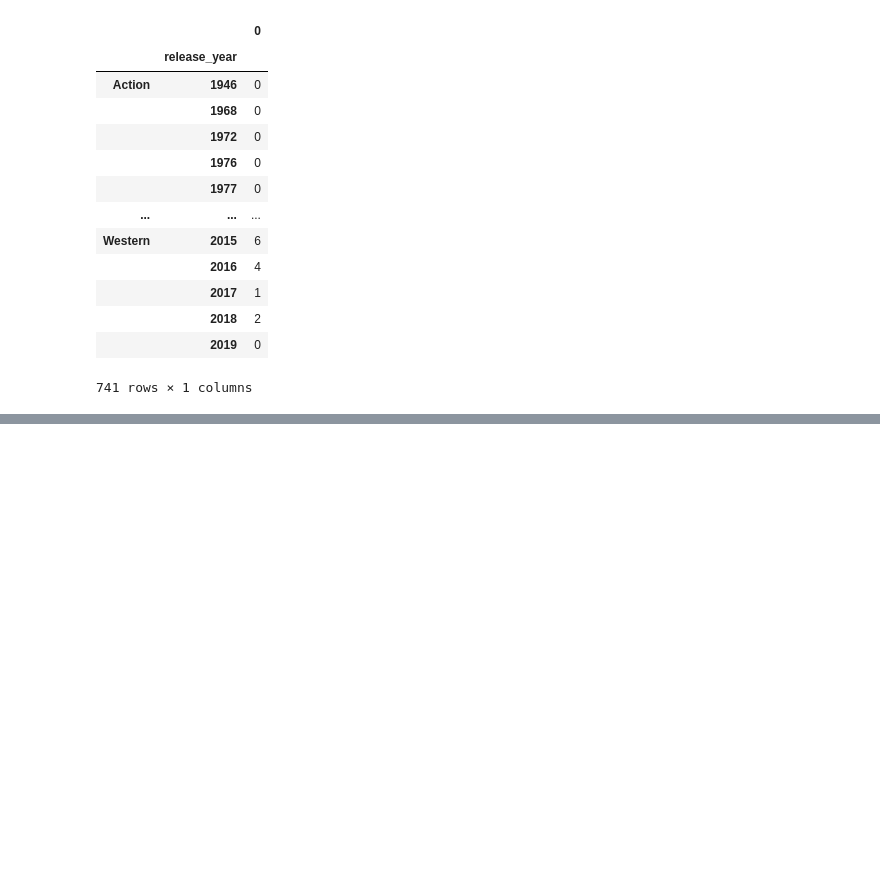
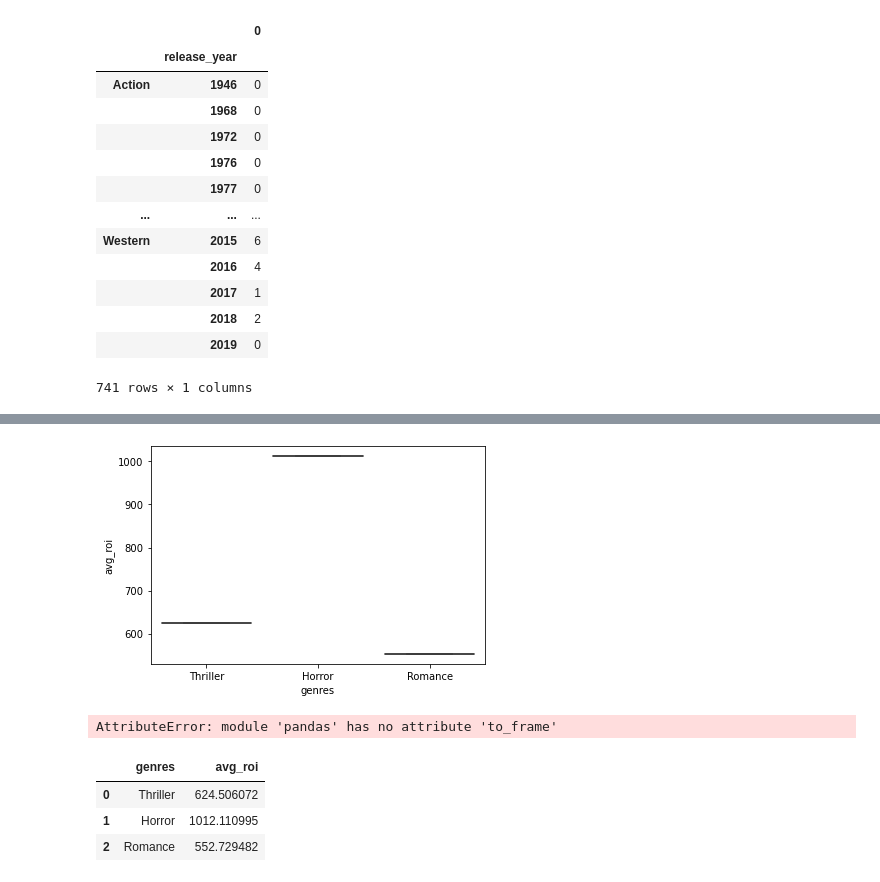
Before and after one commit to JalilSarwari/Trystan_Jalil_phase1_project, a Jupyter notebook: Jalil_work/second_attempt.ipynb, the cells around one changed output, grey strips where cells are left out. Saved outputs shown, nothing was run; the diff lists cells and outputs as text; code cells hidden in the pictures; blank space fills up the shorter version.

```diff
--- a/Jalil_work/second_attempt.ipynb
+++ b/Jalil_work/second_attempt.ipynb
@@ -647,0 +657,26 @@ joined_df.groupby(['original_language', 'release_year']).mean()[['roi']]
+# %%
+import seaborn as sns
+import matplotlib.pyplot as plt
+
+
+avg_genre_roi
+sns.boxplot( x=df['genres'], y=df["avg_roi"] );
+plt.show()
+# %% [output]
+[figure, added]
+# %%
+pd.(avg_genre_roi)
+# %% [output]
+AttributeError: module 'pandas' has no attribute 'to_frame'
+# %%
+data = {
+  "genres": ['Thriller','Horror','Romance'],
+  "avg_roi": [avg_genre_roi['Thriller'],avg_genre_roi['Horror'],avg_genre_roi['Romance']]
+}
+df = pd.DataFrame(data)
+df
+# %% [output]
+|  | genres | avg_roi |
+| 0 | Thriller | 624.506072 |
+| 1 | Horror | 1012.110995 |
+| 2 | Romance | 552.729482 |
```
Also changed, not shown: parts of 2 cells of this notebook, 4 other files.
